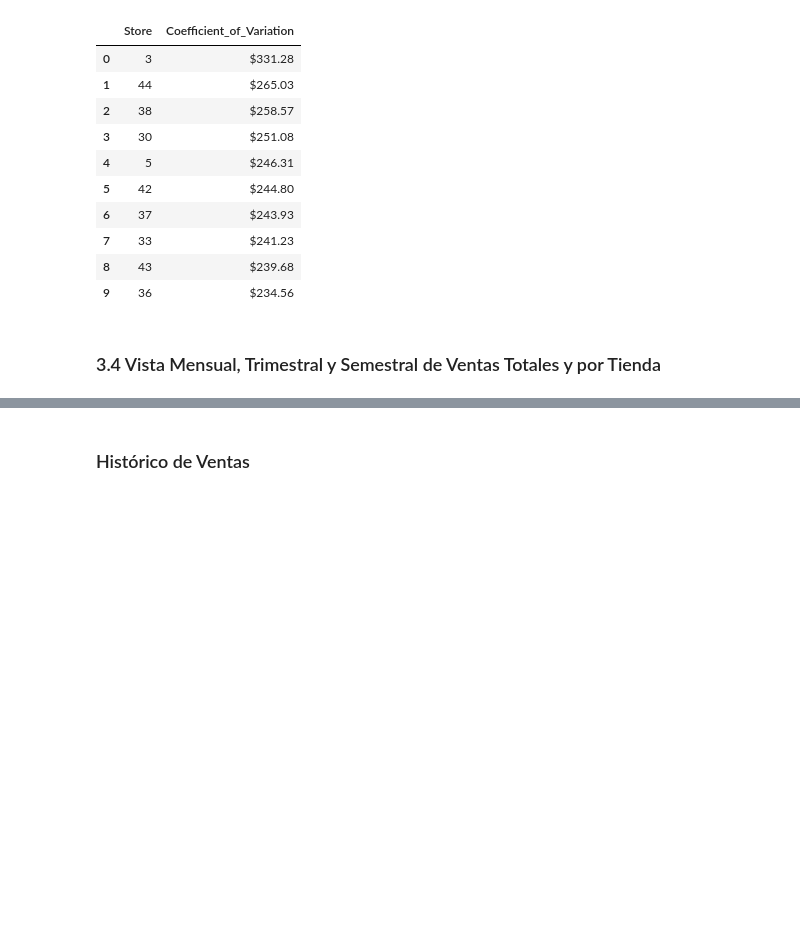
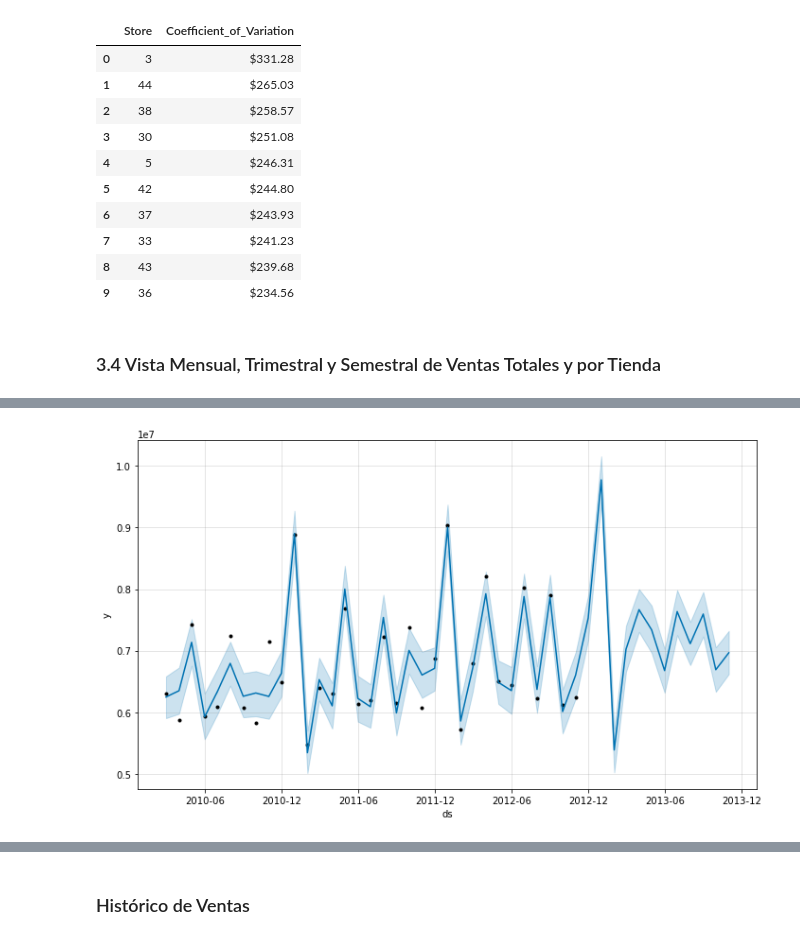
Before and after one commit to lebesguee/walmart_forecast, a Jupyter notebook: forecasting.ipynb, the cells around one changed output, grey strips where cells are left out. Saved outputs shown, nothing was run; the diff lists cells and outputs as text; code cells hidden in the pictures; blank space fills up the shorter version.

Commit message:
Feat: Added a prophet model to forecast monthly sales for store1

```diff
--- a/forecasting.ipynb
+++ b/forecasting.ipynb
@@ -131,0 +199,4 @@ SEMESTER_SALES_BY_STORE_W_RATE = SEMESTER_SALES_BY_STORE.assign(Growth_Rate=SEME
+# %%
+_STORE_1_SERIES = MONTHLY_SALES_BY_STORE_W_RATE[MONTHLY_SALES_BY_STORE_W_RATE['Store']==1]
+STORE_1_SERIES = _STORE_1_SERIES[['Date', 'Total_Sales']].rename(columns={'Date':'ds', 'Total_Sales':'y'}).reset_index().drop(['index'], axis=1)
+STORE_1_SERIES.head(10)
@@ -131,0 +219,4 @@ SEMESTER_SALES_BY_STORE_W_RATE = SEMESTER_SALES_BY_STORE.assign(Growth_Rate=SEME
+# %%
+#e fit the model by instantiating a new Prophet object. Call fit method and pass in the historical dataframe STORE_1_SERIES
+m = Prophet()
+m.fit(STORE_1_SERIES)
@@ -131,0 +229,9 @@ SEMESTER_SALES_BY_STORE_W_RATE = SEMESTER_SALES_BY_STORE.assign(Growth_Rate=SEME
+# %%
+"""
+redictions are then made on a dataframe with a column ds containing the dates for which a prediction is to be made
+You can get a suitable dataframe that extends into the future a specified number of days using the helper
+method Prophet.make_future_dataframe. By default it will also include the dates from the history, so we will see the model fit as well.
+"""
+
+future = m.make_future_dataframe(periods=12, freq='M') # predict next 12 months
+future.tail(15)
@@ -131,0 +255,8 @@ SEMESTER_SALES_BY_STORE_W_RATE = SEMESTER_SALES_BY_STORE.assign(Growth_Rate=SEME
+# %%
+"""
+The predict method will assign each row in future a predicted value which it names yhat. If you pass in historical
+ dates, it will provide an in-sample fit. The forecast object here is a new dataframe that includes a column yhat with the forecast,
+  as well as columns for components and uncertainty intervals.
+"""
+forecast = m.predict(future)
+forecast[['ds', 'yhat', 'yhat_lower', 'yhat_upper']].tail()
@@ -131,0 +307,4 @@ SEMESTER_SALES_BY_STORE_W_RATE = SEMESTER_SALES_BY_STORE.assign(Growth_Rate=SEME
+# %%
+fig1 = m.plot(forecast)
+# %% [output]
+[figure, added]
```
Also changed, not shown: parts of 15 cells of this notebook.
